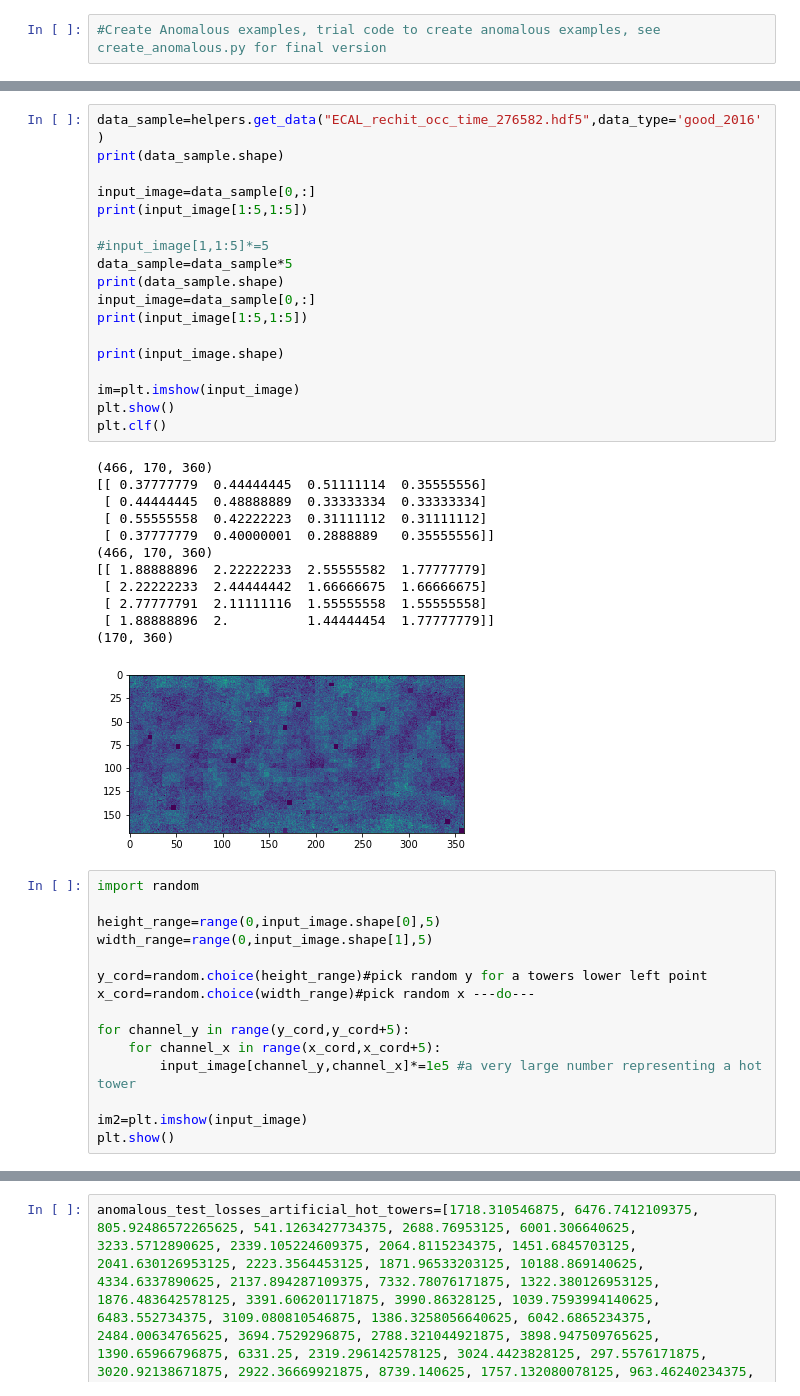
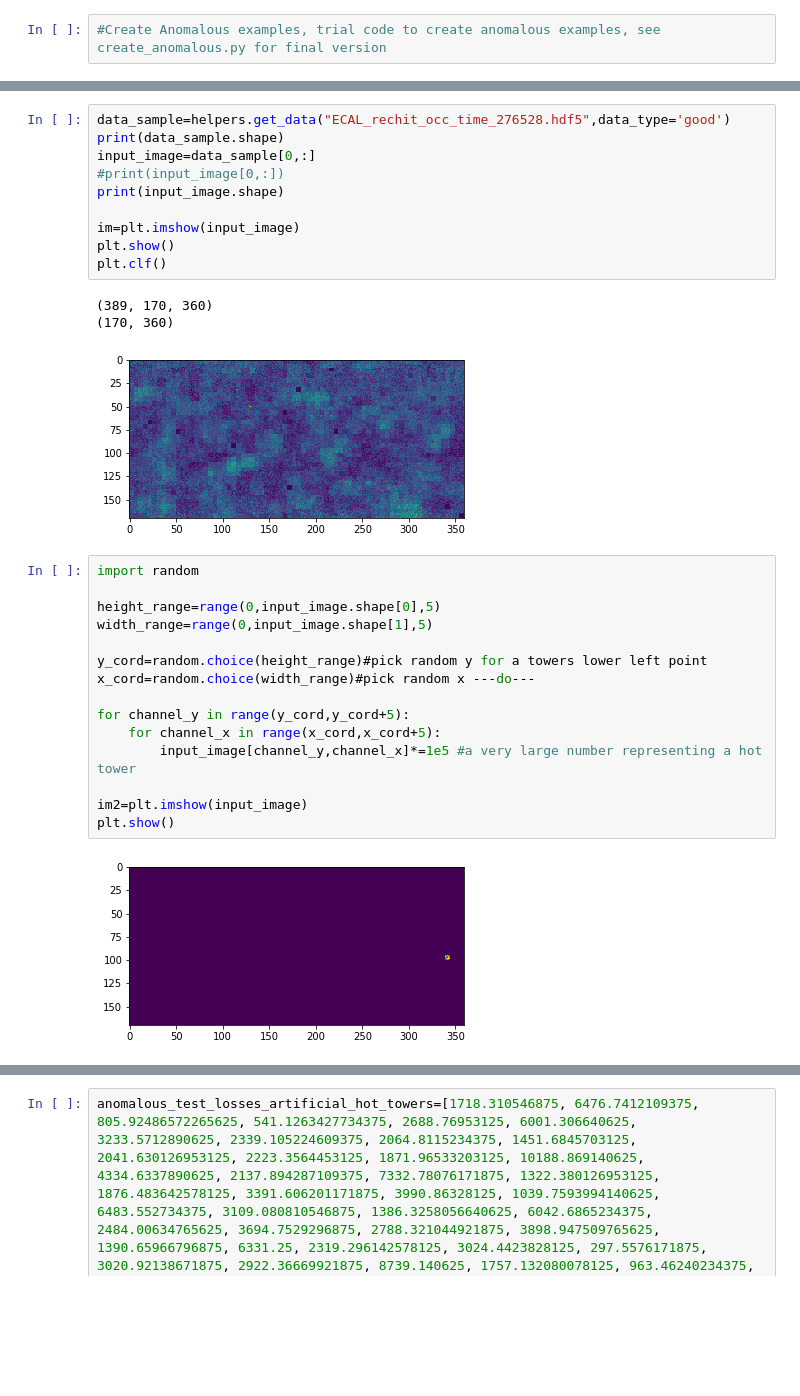
Before and after one commit to Nabarun21/Anomaly-Detection-for-ECAL-DQM, a Jupyter notebook: semi_supervised_learning/create_anomalous.ipynb, the cells around one changed output, grey strips where cells are left out. Saved outputs shown, nothing was run; the diff lists cells and outputs as text; blank space fills up the shorter version.

```diff
--- a/semi_supervised_learning/create_anomalous.ipynb
+++ b/semi_supervised_learning/create_anomalous.ipynb
@@ -7,34 +9,17 @@ import matplotlib.pyplot as plt
 # %%
-data_sample=helpers.get_data("ECAL_rechit_occ_time_276582.hdf5",data_type='good_2016')
-print(data_sample.shape)
-
-input_image=data_sample[0,:]
-print(input_image[1:5,1:5])
-
-#input_image[1,1:5]*=5
-data_sample=data_sample*5
+data_sample=helpers.get_data("ECAL_rechit_occ_time_276528.hdf5",data_type='good')
 print(data_sample.shape)
 input_image=data_sample[0,:]
-print(input_image[1:5,1:5])
-
+#print(input_image[0,:])
 print(input_image.shape)
 
 im=plt.imshow(input_image)
 plt.show()
 plt.clf()
 # %% [output]
-(466, 170, 360)
-[[ 0.37777779  0.44444445  0.51111114  0.35555556]
- [ 0.44444445  0.48888889  0.33333334  0.33333334]
- [ 0.55555558  0.42222223  0.31111112  0.31111112]
- [ 0.37777779  0.40000001  0.2888889   0.35555556]]
-(466, 170, 360)
-[[ 1.88888896  2.22222233  2.55555582  1.77777779]
- [ 2.22222233  2.44444442  1.66666675  1.66666675]
- [ 2.77777791  2.11111116  1.55555558  1.55555558]
- [ 1.88888896  2.          1.44444454  1.77777779]]
+(389, 170, 360)
 (170, 360)
-[figure, old version]
+[figure, new version]
 # %%
 import random
 
@@ -50,6 +35,8 @@ for channel_y in range(y_cord,y_cord+5):
 
 im2=plt.imshow(input_image)
 plt.show()
+# %% [output]
+[figure, added]
 # %%
 out_image=helpers.insert_hot_tower(input_image)
 out_image=helpers.insert_hot_tower(out_image)
```
Also changed, not shown: parts of 9 cells of this notebook, 2 other files.
